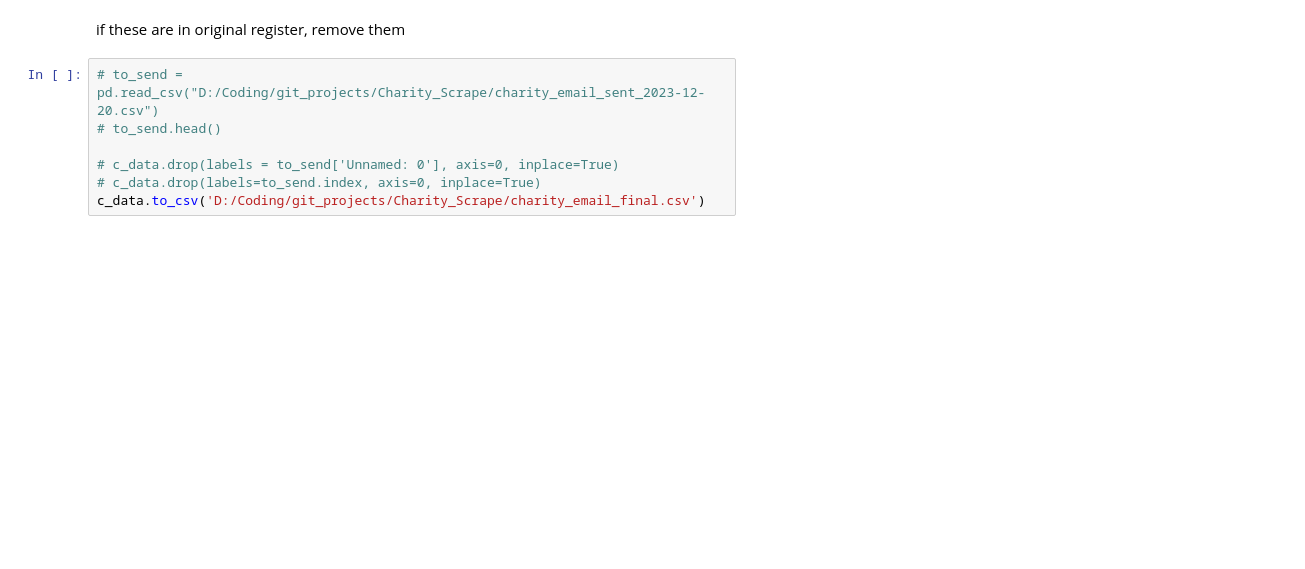
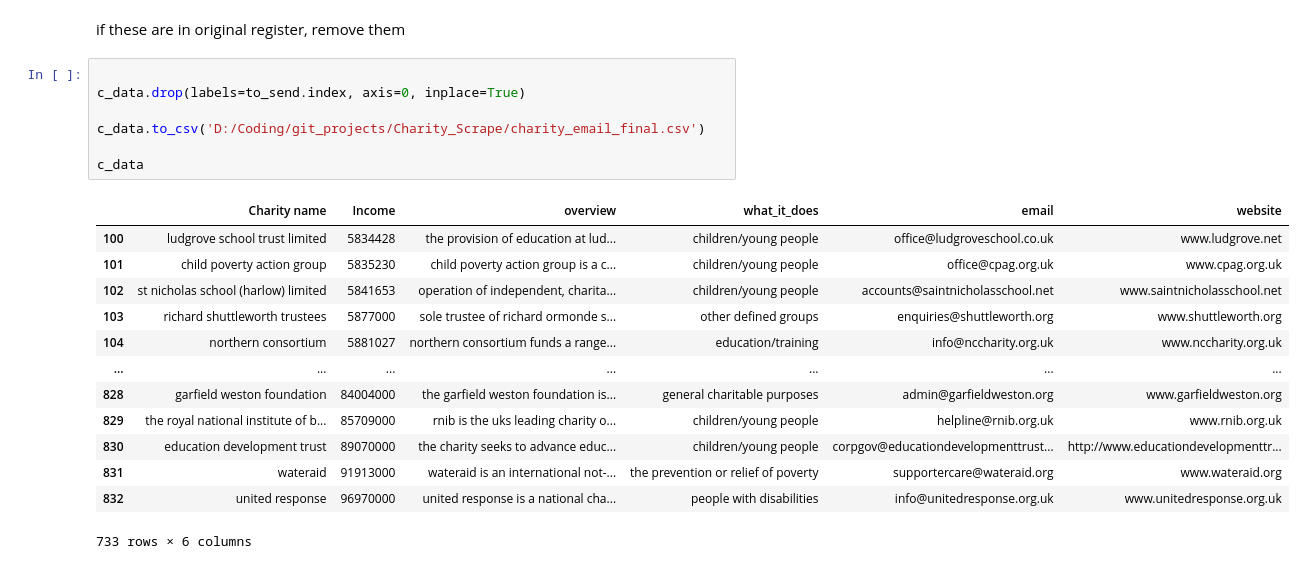
Before and after one commit to lou-i0/Charity-Scrape, a Jupyter notebook: charity_registerscrape.ipynb, the cells around one changed output. Drawn from its saved outputs; the diff is of its cells as text; blank space fills up the shorter version.

```diff
--- a/charity_registerscrape.ipynb
+++ b/charity_registerscrape.ipynb
@@ -397,9 +393,23 @@ to_send
 # %% [markdown]
 if these are in original register, remove them
 # %%
-# to_send = pd.read_csv("D:/Coding/git_projects/Charity_Scrape/charity_email_sent_2023-12-20.csv")
-# to_send.head()
 
-# c_data.drop(labels = to_send['Unnamed: 0'], axis=0, inplace=True)
-# c_data.drop(labels=to_send.index, axis=0, inplace=True)
+c_data.drop(labels=to_send.index, axis=0, inplace=True)
+
 c_data.to_csv('D:/Coding/git_projects/Charity_Scrape/charity_email_final.csv')
+
+c_data
+# %% [output]
+|  | Charity name | Income | overview | what_it_does | email | website |
+| 100 | ludgrove school trust limited | 5834428 | the provision of education at lud... | children/young people | office@ludgroveschool.co.uk | www.ludgrove.net |
+| 101 | child poverty action group | 5835230 | child poverty action group is a c... | children/young people | office@cpag.org.uk | www.cpag.org.uk |
+| 102 | st nicholas school (harlow) limited | 5841653 | operation of independent, charita... | children/young people | accounts@saintnicholasschool.net | www.saintnicholasschool.net |
+| 103 | richard shuttleworth trustees | 5877000 | sole trustee of richard ormonde s... | other defined groups | enquiries@shuttleworth.org | www.shuttleworth.org |
+| 104 | northern consortium | 5881027 | northern consortium funds a range... | education/training | info@nccharity.org.uk | www.nccharity.org.uk |
+| ... | ... | ... | ... | ... | ... | ... |
+| 828 | garfield weston foundation | 84004000 | the garfield weston foundation is... | general charitable purposes | admin@garfieldweston.org | www.garfieldweston.org |
+| 829 | the royal national institute of b... | 85709000 | rnib is the uks leading charity o... | children/young people | helpline@rnib.org.uk | www.rnib.org.uk |
+| 830 | education development trust | 89070000 | the charity seeks to advance educ... | children/young people | corpgov@educationdevelopmenttrust... | http://www.educationdevelopmenttr... |
+| 831 | wateraid | 91913000 | wateraid is an international not-... | the prevention or relief of poverty | supportercare@wateraid.org | www.wateraid.org |
+| 832 | united response | 96970000 | united response is a national cha... | people with disabilities | info@unitedresponse.org.uk | www.unitedresponse.org.uk |
+733 rows × 6 columns
```
Also changed, not shown: parts of 5 cells of this notebook, 2 other files.
